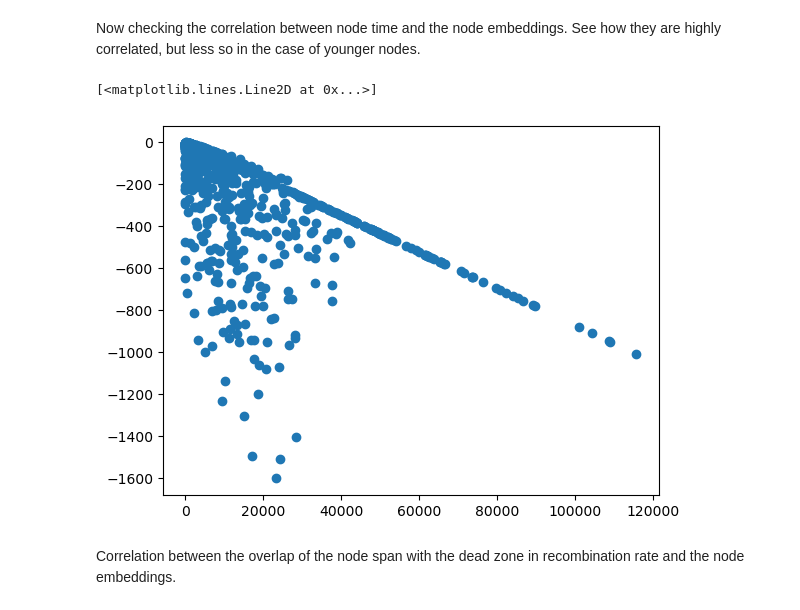
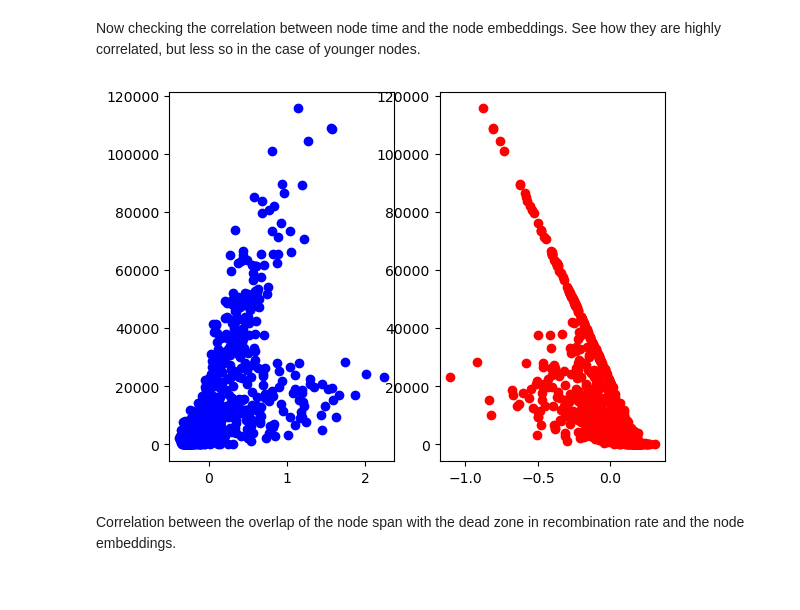
Before and after one commit to mufernando/gcn, a Jupyter notebook: visualizing_embeds.ipynb, the cells around one changed output. Cells and saved outputs as stored; diff of their text form; code cells hidden in the pictures.

```diff
--- a/visualizing_embeds.ipynb
+++ b/visualizing_embeds.ipynb
@@ -99,9 +103,13 @@ plt.plot(out[:,1].detach().numpy(), out[:,0].detach().numpy(), 'o')
 # %% [markdown]
 Now checking the correlation between node time and the node embeddings. See how they are highly correlated, but less so in the case of younger nodes.
-# %%
-plt.plot(nodes_age, out[:,0].detach().numpy(), 'o')
-# %% [output]
-[<matplotlib.lines.Line2D at 0x...>]
-[figure, removed]
+# %%
+plt.figure()
+plt.subplot(121)
+plt.plot(out_un[:,0], nodes_age, 'bo')
+plt.subplot(122)
+plt.plot(out_tr[:,1], nodes_age, 'ro')
+plt.show()
+# %% [output]
+[figure, added]
 # %% [markdown]
 Correlation between the overlap of the node span with the dead zone in recombination rate and the node embeddings.
```
Also changed, not shown: parts of 23 cells of this notebook, 2 other files.
